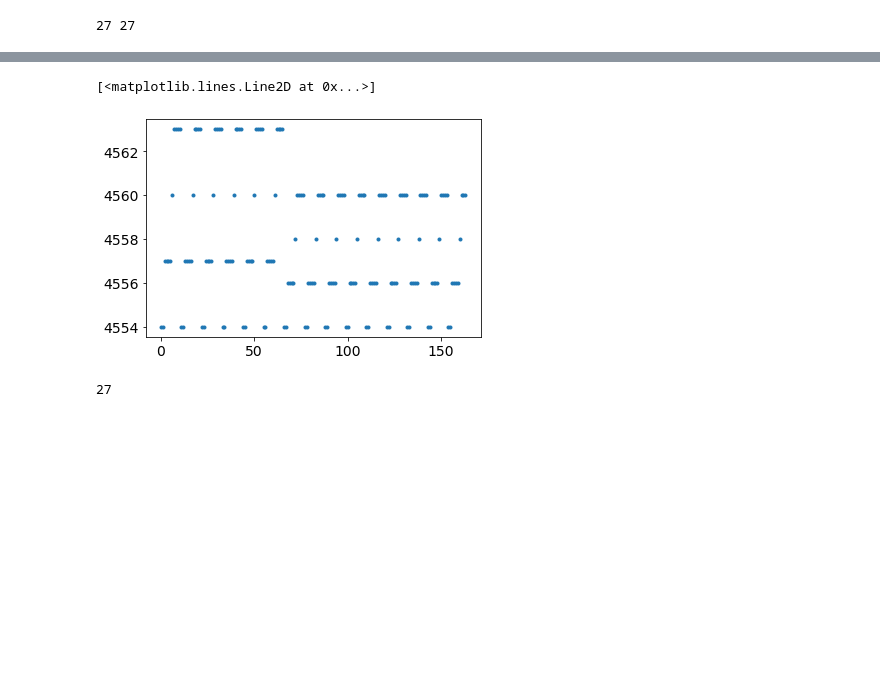
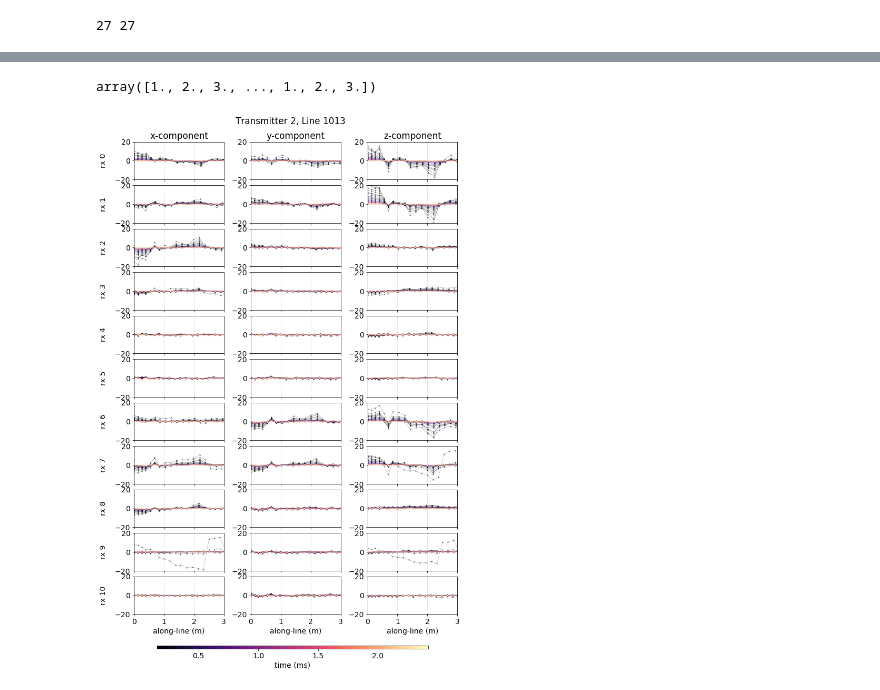
Before and after one commit to lheagy/uxo-notebooks, a Jupyter notebook: plotting_test_data.ipynb, the cells around one changed output, grey strips where cells are left out. Drawn from its saved outputs; the diff is of its cells as text; code cells hidden in the pictures; blank space fills up the shorter version.

```diff
--- a/plotting_test_data.ipynb
+++ b/plotting_test_data.ipynb
@@ -245,9 +225,70 @@ array([4554., 4554., 4557., 4557., 4557., 4557., 4560., 4563., 4563.,
-# %%
-plt.plot(tmp, '.')
-# %% [output]
-[<matplotlib.lines.Line2D at 0x...>]
-[figure, removed]
-# %%
-len(times)
-# %% [output]
-27
+# %%
+xyz_data[rx_comp, :]
+# %% [output]
+array([1., 2., 3., ..., 1., 2., 3.])
+# %%
+nrx = 11
+fig, ax = plt.subplots(nrx, 3, figsize=(11, 1.5*nrx))
+fig.subplots_adjust(wspace=0.3, hspace=0.15)
+
+cm = plt.get_cmap('magma')
+c_norm = Normalize(vmin=times.min(), vmax=times.max())
+scalar_map = cmap.ScalarMappable(norm=c_norm, cmap=cm)
+scalar_map.set_array([])
+
+
+
+line_id = 1013
+plot_tx = 1
+line_inds = lines == line_id
+tx_inds = xyz_data[tx_num, :] == plot_tx
+inds = line_inds & tx_inds
+
+line_eastings = xyz_data[easting, inds]
+line_northings = xyz_data[northing, inds]
+
+xlim = np.r_[0, 3]
+
+for rx in range(nrx):
+    ii = inds & (xyz_data[rx_num] == rx+1)
+    for a, comp in zip(ax[rx, :], [0, 1, 2]):
+        iii = ii & (xyz_data[rx_comp, :] == comp+1)
+        line_distances = along_line_distance(xyz_data[easting, iii], xyz_data[northing, iii])
+
+        for t, dind in enumerate(datai):
+            a.plot(
+                line_distances, xyz_data[dind, :][iii],
+                color=scalar_map.to_rgba(times[t]), marker=".", lw=0.5, alpha=0.4, ms=3
+            )
+
+        a.grid(which="both", alpha=0.4)
+
+        if xlim is not None:
+            a.set_xlim(xlim)
+            a.set_ylim([-20, 20])
+
+        if rx < nrx-1:
+            a.set_xticklabels('')
+        else:
+            a.set_xlabel("along-line (m)")
+
+        if rx == 0:
+            if comp == 0:
+                a.set_title("x-component")
+            elif comp == 1:
+                a.set_title("y-component")
+            elif comp == 2:
+                a.set_title("z-component")
+
+        if comp == 0:
+            a.set_ylabel(f"rx {rx}")
+            a.yaxis.set_label_coords(-0.3, 0.5)
+
+# plt.tight_layout()
+cbar_ax = fig.add_axes([0.18, 0.07, 0.65, 0.005])
+cb = plt.colorbar(scalar_map, cbar_ax, orientation="horizontal")
+cb.set_label('time (ms)')
+
+fig.suptitle(f"Transmitter {plot_tx+1}, Line {line_id}", y=0.92);
+# %% [output]
+[figure, added]
```
Also changed, not shown: parts of 23 cells of this notebook, 3 other files.
